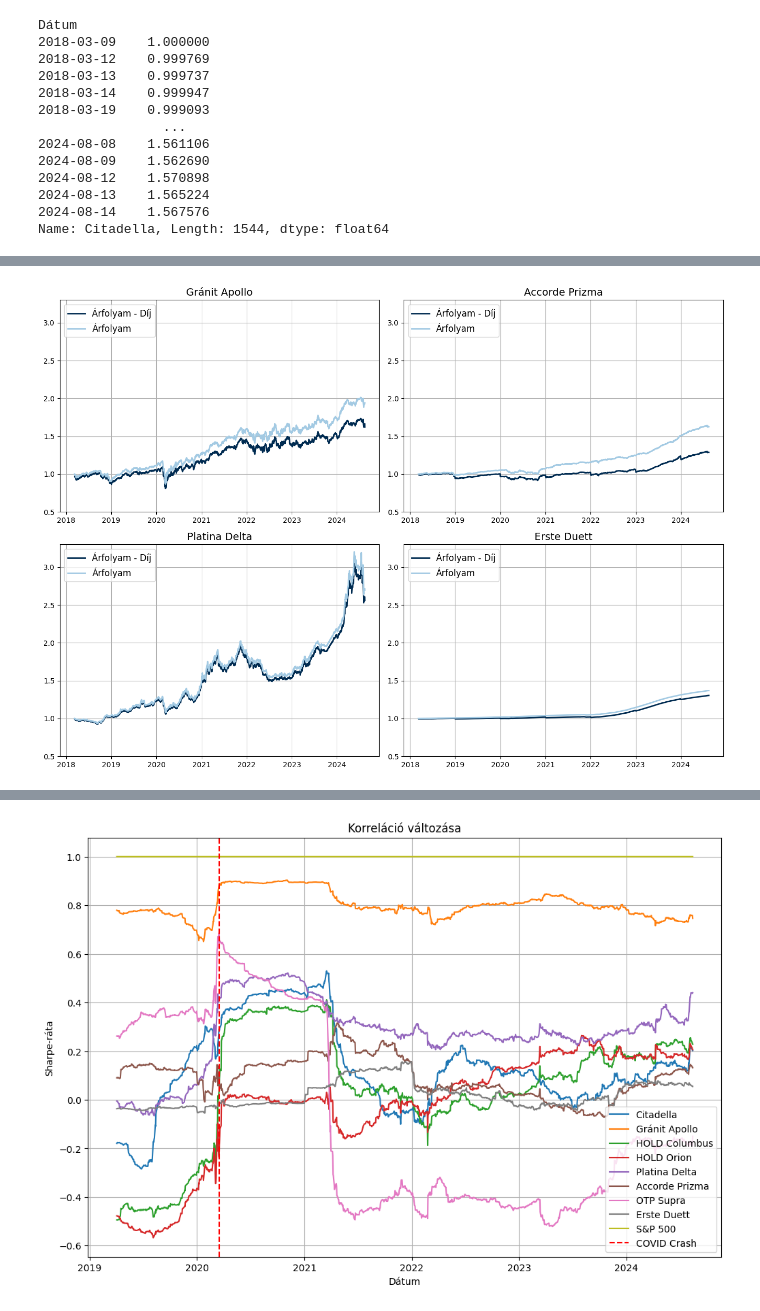
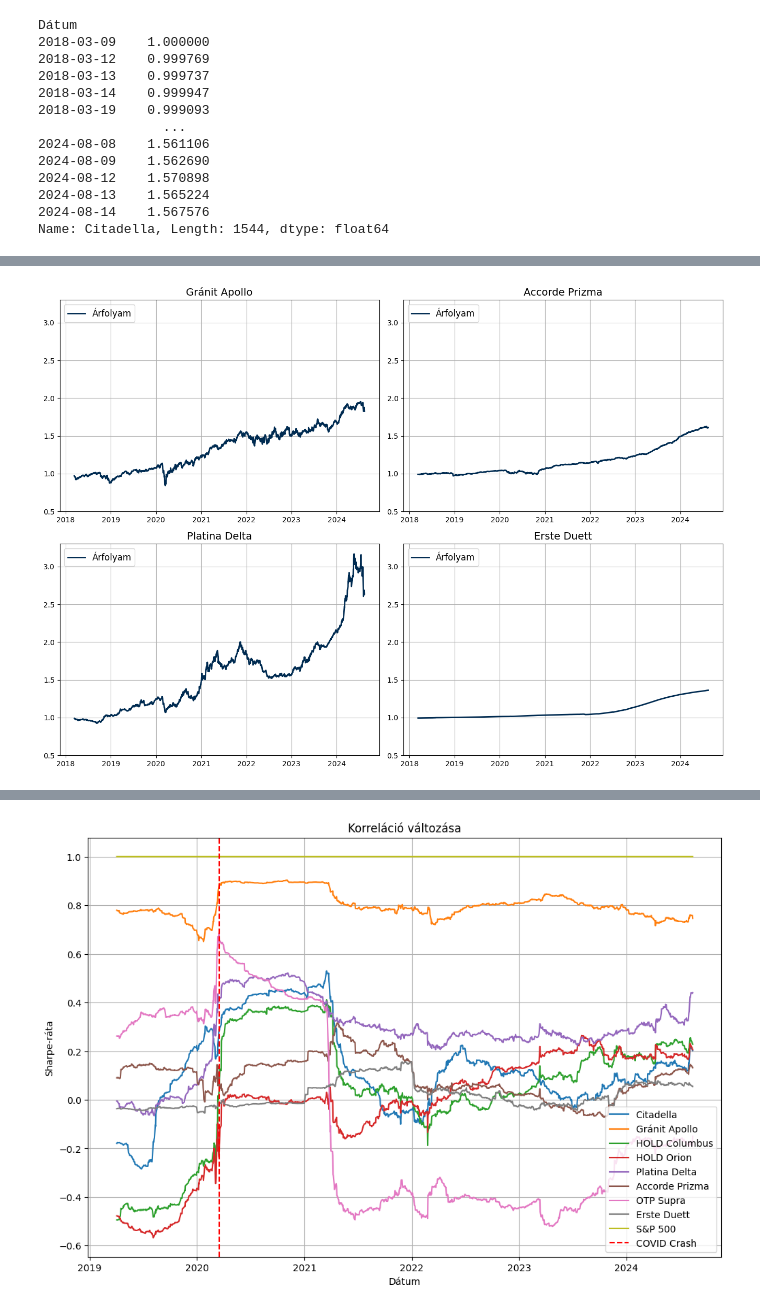
Before and after one commit to hakatiki/ETI-blog, a Jupyter notebook: content/blog/Befalapok/analysis-with-fees.ipynb, the cells around one changed output, grey strips where cells are left out. Cells and saved outputs as stored; diff of their text form; code cells hidden in the pictures.

```diff
--- a/content/blog/Befalapok/analysis-with-fees.ipynb
+++ b/content/blog/Befalapok/analysis-with-fees.ipynb
@@ -302,8 +302,8 @@ colors = {
 fig, axs = plt.subplots(2, 2, figsize=(14, 10))
 axs = axs.flatten()
 for i, col in enumerate(['Citadella', 'OTP Supra','HOLD Orion','HOLD Columbus' ]):
-    axs[i].plot(pd.to_datetime(df_fee.index), df_fee[col], label='Árfolyam - Díj', color=colors["Navy"], linestyle='-', linewidth=2)
-    axs[i].plot(pd.to_datetime(df.index), df[col], label='Árfolyam', color=colors["Blue-40%"], linestyle='-', linewidth=2)
+    axs[i].plot(pd.to_datetime(df_fee.index), df_fee[col], label='Árfolyam', color=colors["Navy"], linestyle='-', linewidth=2)
+    # axs[i].plot(pd.to_datetime(df.index), df[col], label='Árfolyam', color=colors["Blue-40%"], linestyle='-', linewidth=2)
     axs[i].set_title(col, fontsize=14)
     if col == "Citadella":
         axs[i].axvline(pd.to_datetime('2020-03-16'), color='red', linestyle='--', label='COVID Crash')
@@ -321,21 +321,21 @@ plt.show()
 # %%
 fig, axs = plt.subplots(2, 2, figsize=(14, 10))
 axs = axs.flatten()
 
 for i, col in enumerate(['Gránit Apollo', 'Accorde Prizma','Platina Delta', 'Erste Duett']):
-    axs[i].plot(pd.to_datetime(df_fee.index), df_fee[col], label='Árfolyam - Díj', color=colors["Navy"], linestyle='-', linewidth=2)
-    axs[i].plot(pd.to_datetime(df.index), df[col], label='Árfolyam', color=colors["Blue-40%"], linestyle='-', linewidth=2)
+    axs[i].plot(pd.to_datetime(df_fee.index), df_fee[col], label='Árfolyam', color=colors["Navy"], linestyle='-', linewidth=2)
+    # axs[i].plot(pd.to_datetime(df.index), df[col], label='Árfolyam', color=colors["Blue-40%"], linestyle='-', linewidth=2)
     axs[i].set_title(col, fontsize=14)
     axs[i].legend(loc='upper left', fontsize=12)
 
     # Fix the y-axis resolution (optional: customize as needed)
     axs[i].set_ylim([0.5, 3.3])
     axs[i].grid(True)
 plt.tight_layout(rect=[0.05, 0.05, 1, 1])
 plt.savefig('../../../static/Befalapok/dijak_2.svg', format='svg')
 plt.show()
 # %% [output]
-[figure, old version]
+[figure, new version]
 # %%
 df = df_fee
 daily_returns = df.pct_change().dropna()
```
Also changed, not shown: parts of 17 cells of this notebook, 8 other files.
